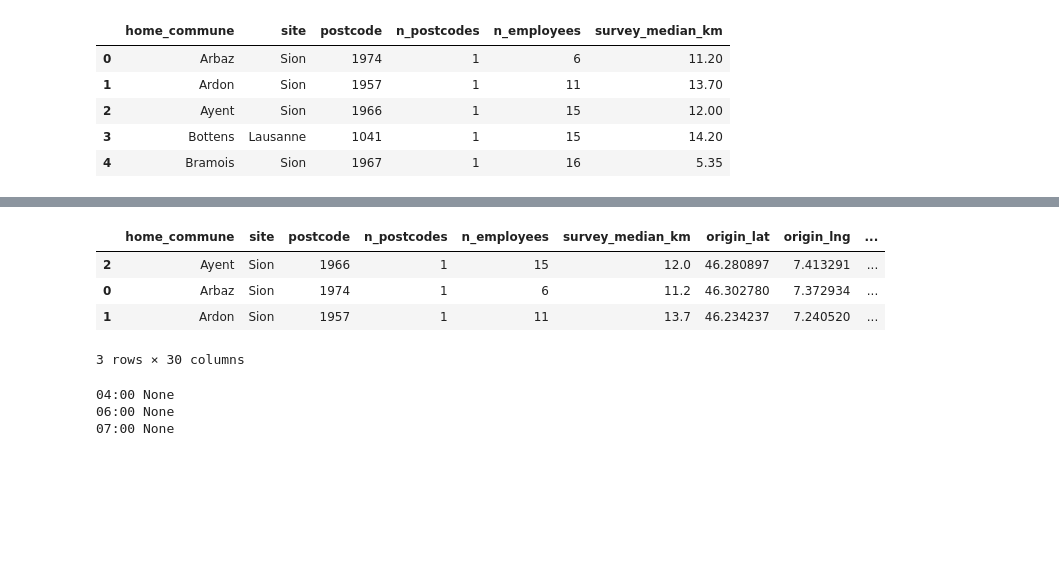
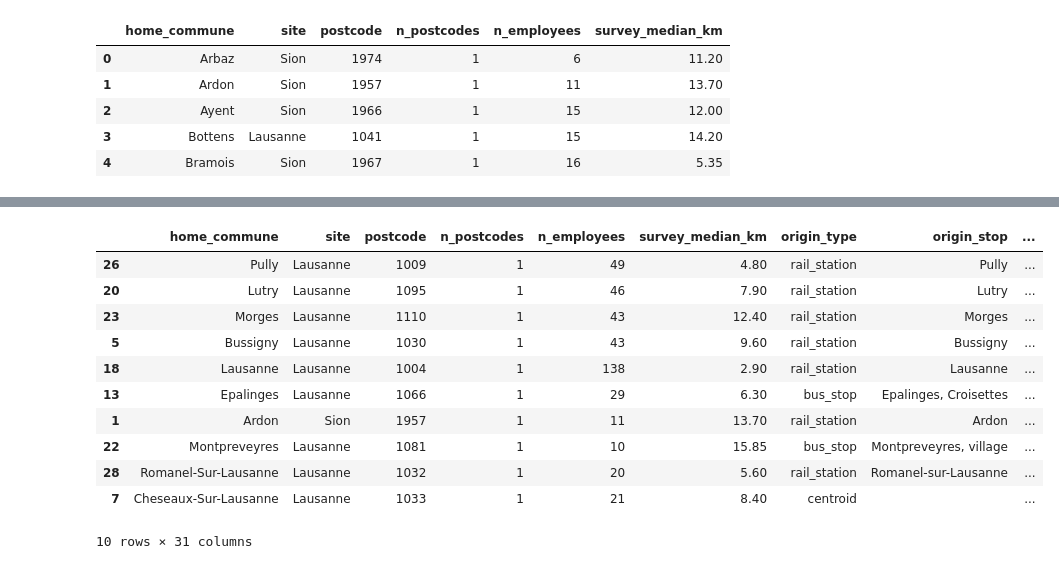
Before and after one commit to Lerianne/mgt450_project, a Jupyter notebook: transit_access.ipynb, the cells around one changed output, grey strips where cells are left out. Drawn from its saved outputs; the diff is of its cells as text; code cells hidden in the pictures; blank space fills up the shorter version.

```diff
--- a/transit_access.ipynb
+++ b/transit_access.ipynb
@@ -60,18 +63,6 @@ def _cached(key, fetch):
     f.write_text(json.dumps(out))
     time.sleep(0.05)   # be gentle with the API
     return out
-
-def geocode(address):
-    def fetch():
-        r = requests.get(GEOCODE_URL, params={"address": address, "region": "ch",
-                                              "components": "country:CH", "key": API_KEY})
-        r.raise_for_status()
-        return r.json()
-    j = _cached(_key("geocode", address), fetch)
-    if j.get("status") != "OK":
-        raise ValueError(f"Geocoding failed for {address!r}: {j.get('status')}")
-    loc = j["results"][0]["geometry"]["location"]
-    return loc["lat"], loc["lng"]
 
 def compute_route(origin, dest, mode, when=None, kind="departure"):
     """origin/dest = (lat, lng). kind = 'departure' or 'arrival' (arrival only valid for TRANSIT)."""
@@ -242,13 +231,17 @@ print(r.json())
 # %%
-# ---------------- Geocode destinations and origins ----------------
+# ---------------- Geocode destinations and pick origins ----------------
 dest_xy = {site: geocode(addr) for site, addr in DESTINATIONS.items()}
 print(dest_xy)
 
 todo = pairs if LIMIT is None else pairs.head(LIMIT)
-origins = {}
+origins, origin_meta = {}, {}
 for _, p in todo.iterrows():
     key = (p.home_commune, p.postcode)
     if key not in origins:
-        origins[key] = geocode(f"{p.postcode} {p.home_commune}, Switzerland")
+        origins[key], typ, name = pick_origin(p.home_commune, p.postcode)
+        origin_meta[key] = {"origin_type": typ, "origin_stop": name}
+
+# CHECK THIS TABLE: each stop name should match its commune; count how many fell back to 'centroid'
+pd.DataFrame(origin_meta).T
 # %% [output]
 {'Lausanne': (46.5206137, 6.5691269), 'Sion': (46.2245767, 7.359878299999999)}
@@ -256,8 +266,10 @@ for _, p in todo.iterrows():
 # ---------------- Run the queries (cached on disk, safe to re-run) ----------------
 rows = []
 for i, p in todo.iterrows():
-    o = origins[(p.home_commune, p.postcode)]
+    key = (p.home_commune, p.postcode)
+    o = origins[key]
     rec = p.to_dict()
+    rec.update(origin_meta[key])
     rec.update({"origin_lat": o[0], "origin_lng": o[1],
                 "destination_address": DESTINATIONS[p.site]})
     try:
@@ -266,7 +278,8 @@ for i, p in todo.iterrows():
     except Exception as e:
         rec["error"] = str(e)[:200]
     rows.append(rec)
-    print(f"{p.home_commune} -> {p.site}: ", rec.get("transit_ratio"), rec.get("departures_0600_0900"), rec.get("first_arrival_time"), rec["error"])
+    print(f"{p.home_commune} -> {p.site} [{rec['origin_type']}]: ratio={rec.get('transit_ratio')}, "
+          f"departures={rec.get('departures_0600_0900')}, first_arrival={rec.get('first_arrival_time')} {rec['error']}")
 
 res = pd.DataFrame(rows)
 res.head()
@@ -281,46 +310,50 @@ Ayent -> Sion:  2.379878577623591 5 06:30
 # %%
 # ---------------- Composite score and ordered categories ----------------
 r = res.copy()
 r["no_transit_route"] = r["transit_min_0800"].isna()
 
 # Missing indicators are coded at the worst observed value, so communes without
 # a feasible route end up in the lowest category.
 r["transit_ratio_f"] = r["transit_ratio"].fillna(r["transit_ratio"].max())
 r["first_arrival_f"] = r["first_arrival_hours"].fillna(r["first_arrival_hours"].max())
 r["departures_f"] = r["departures_0600_0900"].fillna(0)
 
 def z(s):
     return (s - s.mean()) / s.std(ddof=0)
 
 # Higher = better access, so flip the sign of the ratio and of the arrival time.
 r["z_ratio"] = -z(r["transit_ratio_f"])
 r["z_departures"] = z(r["departures_f"])
 r["z_first_arrival"] = -z(r["first_arrival_f"])
 r["transit_score"] = r[["z_ratio", "z_departures", "z_first_arrival"]].mean(axis=1)
 
 # Terciles at (commune, site) level; rank first so ties cannot break qcut.
 r["transit_group"] = pd.qcut(r["transit_score"].rank(method="first"), 3,
                              labels=["Low", "Medium", "High"])
 
-r["notes"] = np.where(r["no_transit_route"], "No transit route found: coded lowest", "")
-r.loc[r["n_postcodes"] > 1, "notes"] += " | commune spans several postcodes (modal one used)"
-r["source"] = "Google Maps Platform: Geocoding API + Routes API (computeRoutes)"
+# Coding notes
+r["notes"] = ""
+def add_note(mask, text):
+    r.loc[mask, "notes"] = r.loc[mask, "notes"] + text + "; "
+add_note(r["no_transit_route"], "No usable 08:00 transit route: ratio coded at worst value")
+add_note(r["departures_0600_0900"].fillna(0) == 0, "No departures found 06:00-09:00")
+add_note(r["first_arrival_hours"].isna(), "No early arrival found: coded at worst value")
+add_note(r["origin_type"] == "centroid", "Origin = postcode centroid (no stop found)")
+add_note(r["n_postcodes"] > 1, "Commune spans several postcodes (modal one used)")
+
+r["source"] = "Google Maps Platform (Routes API, Geocoding API); stop locations from transport.opendata.ch"
 r["query_date"] = QUERY_DATE.isoformat()
-r["origin_definition"] = "Geocoded centroid of '<postcode> <commune>, Switzerland'"
 r.sort_values("transit_score", ascending=False).head(10)
 # %% [output]
-|  | home_commune | site | postcode | n_postcodes | n_employees | survey_median_km | origin_lat | origin_lng | ... |
-| 2 | Ayent | Sion | 1966 | 1 | 15 | 12.0 | 46.280897 | 7.413291 | ... |
-| 0 | Arbaz | Sion | 1974 | 1 | 6 | 11.2 | 46.302780 | 7.372934 | ... |
-| 1 | Ardon | Sion | 1957 | 1 | 11 | 13.7 | 46.234237 | 7.240520 | ... |
+|  | home_commune | site | postcode | n_postcodes | n_employees | survey_median_km | origin_type | origin_stop | ... |
+| 26 | Pully | Lausanne | 1009 | 1 | 49 | 4.80 | rail_station | Pully | ... |
+| 20 | Lutry | Lausanne | 1095 | 1 | 46 | 7.90 | rail_station | Lutry | ... |
+| 23 | Morges | Lausanne | 1110 | 1 | 43 | 12.40 | rail_station | Morges | ... |
+| 5 | Bussigny | Lausanne | 1030 | 1 | 43 | 9.60 | rail_station | Bussigny | ... |
+| 18 | Lausanne | Lausanne | 1004 | 1 | 138 | 2.90 | rail_station | Lausanne | ... |
+| 13 | Epalinges | Lausanne | 1066 | 1 | 29 | 6.30 | bus_stop | Epalinges, Croisettes | ... |
+| 1 | Ardon | Sion | 1957 | 1 | 11 | 13.70 | rail_station | Ardon | ... |
+| 22 | Montpreveyres | Lausanne | 1081 | 1 | 10 | 15.85 | bus_stop | Montpreveyres, village | ... |
+| 28 | Romanel-Sur-Lausanne | Lausanne | 1032 | 1 | 20 | 5.60 | rail_station | Romanel-sur-Lausanne | ... |
+| 7 | Cheseaux-Sur-Lausanne | Lausanne | 1033 | 1 | 21 | 8.40 | centroid |  | ... |
-3 rows × 30 columns
+10 rows × 31 columns
-# %%
-o = origins[("Ardon", 1957)]
-d = dest_xy["Sion"]
-for hhmm in ["04:00", "06:00", "07:00"]:
-    r = compute_route(o, d, "TRANSIT", at(hhmm), kind="departure")
-    print(hhmm, json.dumps(r)[:1500] if r else None)
-# %% [output]
-04:00 None
-06:00 None
-07:00 None
```
Also changed, not shown: parts of 16 cells of this notebook, 3 other files.
